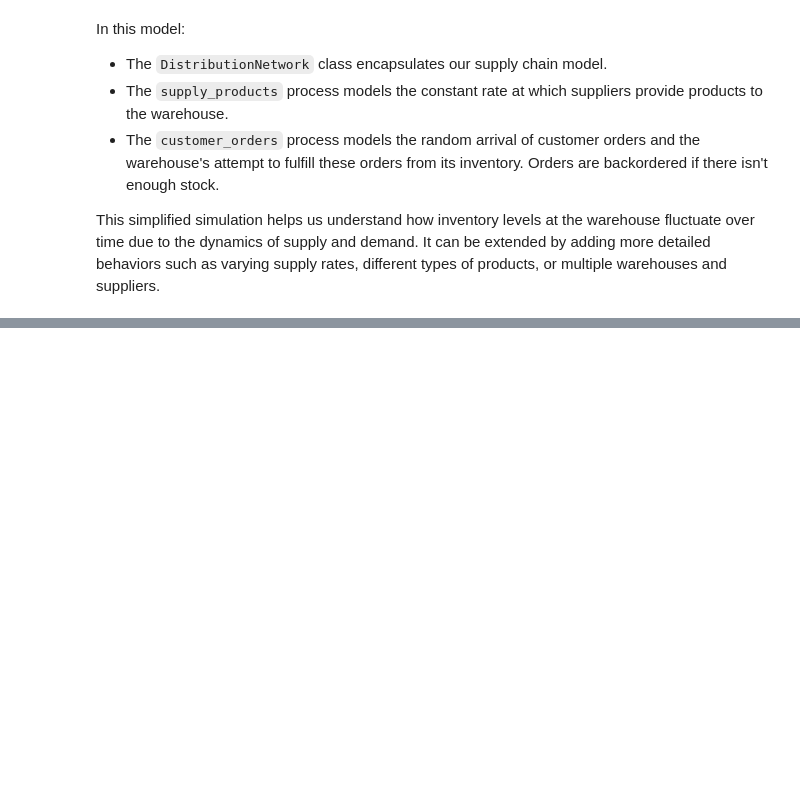
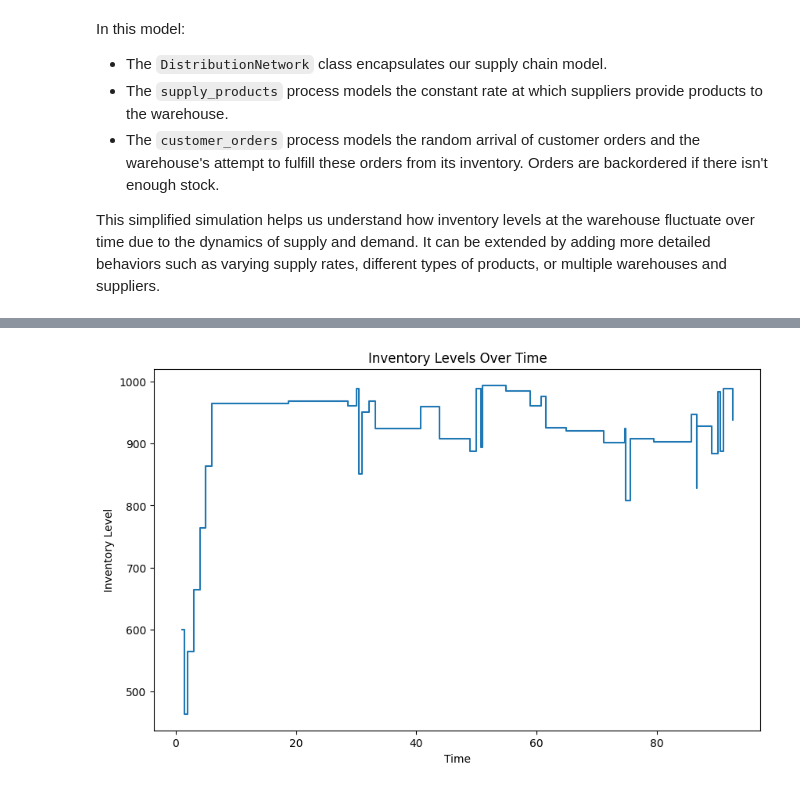
Before and after one commit to miguel-conde/simulation, a Jupyter notebook: PYTHON/notebooks/simpy_and_system_dynamics.ipynb, the cells around one changed output, grey strips where cells are left out. Saved outputs shown, nothing was run; the diff lists cells and outputs as text; code cells hidden in the pictures; blank space fills up the shorter version.

```diff
--- a/PYTHON/notebooks/simpy_and_system_dynamics.ipynb
+++ b/PYTHON/notebooks/simpy_and_system_dynamics.ipynb
@@ -525,0 +859,5 @@ This simplified simulation helps us understand how inventory levels at the wareh
+# %%
+# Setup and run the simulation
+env = simpy.Environment()
+distribution_network = DistributionNetwork(env)
+env.run(until=SIMULATION_TIME)
@@ -525,0 +870,13 @@ This simplified simulation helps us understand how inventory levels at the wareh
+# %%
+def plot_inventory_levels(inventory_levels):
+    times, levels = zip(*inventory_levels)
+    plt.figure(figsize=(10, 6))
+    plt.step(times, levels, where='post')
+    plt.title('Inventory Levels Over Time')
+    plt.xlabel('Time')
+    plt.ylabel('Inventory Level')
+    plt.show()
+
+plot_inventory_levels(distribution_network.data["inventory_levels"])
+# %% [output]
+[figure, added]
```
Also changed, not shown: parts of 70 cells of this notebook.
